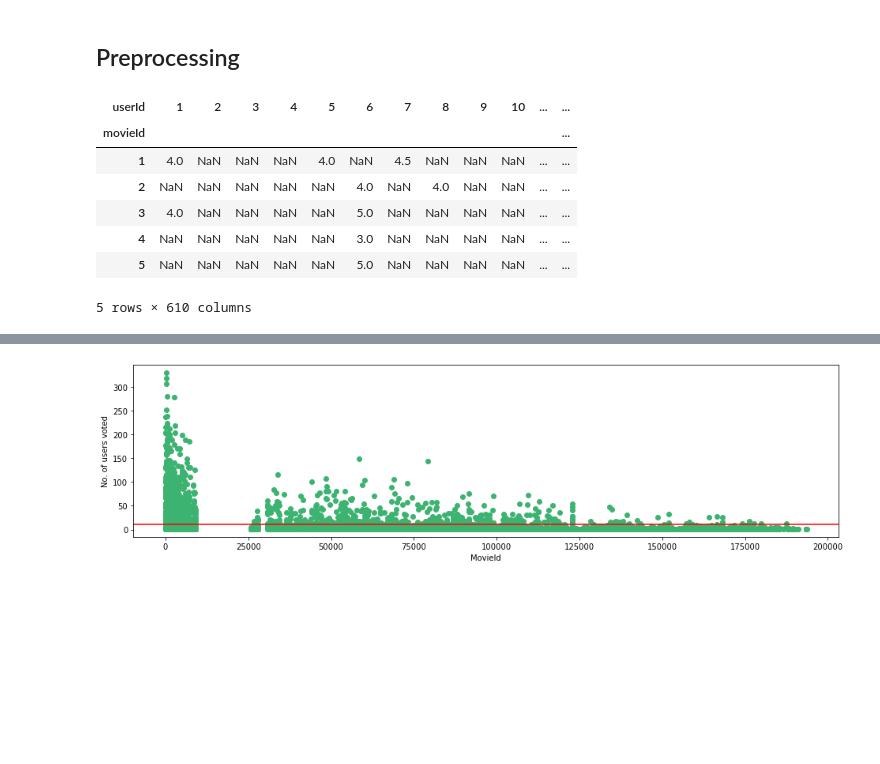
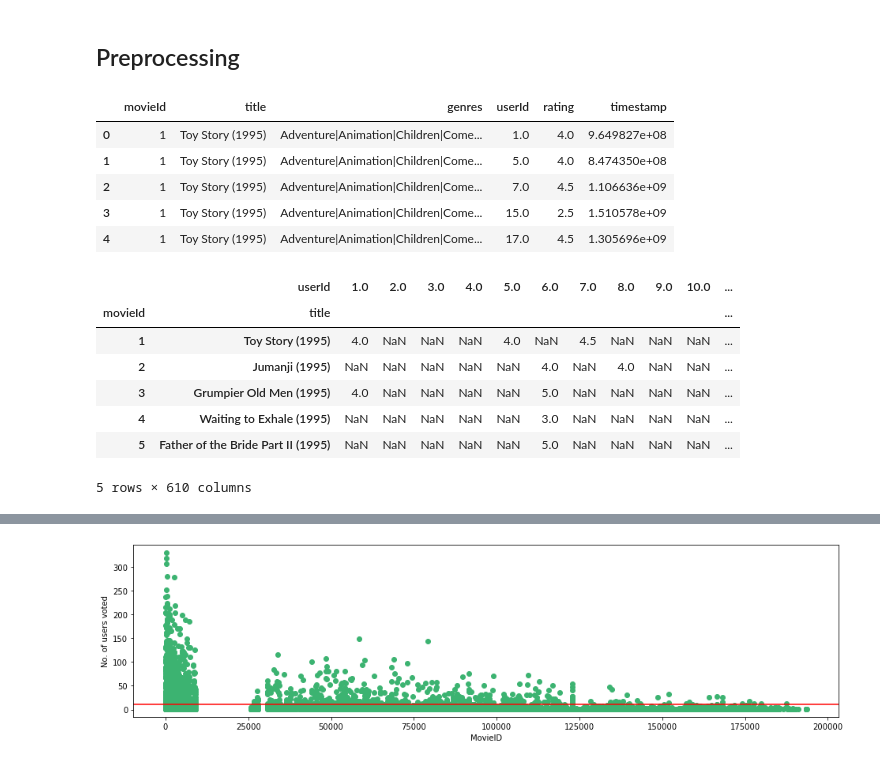
Before and after one commit to 5H-Tech/Movie-Recommendation, a Jupyter notebook: Movie Recommendation Engine.ipynb, the cells around one changed output, grey strips where cells are left out. Saved outputs shown, nothing was run; the diff lists cells and outputs as text; code cells hidden in the pictures; blank space fills up the shorter version.

Commit message:
Search function and title in dataframe

```diff
--- a/Movie Recommendation Engine.ipynb
+++ b/Movie Recommendation Engine.ipynb
@@ -35,15 +35,26 @@ ratings.head()
 # %% [markdown]
 ## Preprocessing
 # %%
-final_dataset = ratings.pivot(index='movieId',columns='userId',values='rating')
-final_dataset.head()
+RatedMovies=pd.merge(movies,ratings,how='outer',on='movieId')
+RatedMovies.head()
+# displaying the head of the resulted dataframe after merging
 # %% [output]
-| userId | 1 | 2 | 3 | 4 | 5 | 6 | 7 | 8 | 9 | 10 | ... | ... |
-| movieId |  |  |  |  |  |  |  |  |  |  |  | ... |
-| 1 | 4.0 | NaN | NaN | NaN | 4.0 | NaN | 4.5 | NaN | NaN | NaN | ... | ... |
-| 2 | NaN | NaN | NaN | NaN | NaN | 4.0 | NaN | 4.0 | NaN | NaN | ... | ... |
-| 3 | 4.0 | NaN | NaN | NaN | NaN | 5.0 | NaN | NaN | NaN | NaN | ... | ... |
-| 4 | NaN | NaN | NaN | NaN | NaN | 3.0 | NaN | NaN | NaN | NaN | ... | ... |
-| 5 | NaN | NaN | NaN | NaN | NaN | 5.0 | NaN | NaN | NaN | NaN | ... | ... |
+|  | movieId | title | genres | userId | rating | timestamp |
+| 0 | 1 | Toy Story (1995) | Adventure|Animation|Children|Come... | 1.0 | 4.0 | 9.649827e+08 |
+| 1 | 1 | Toy Story (1995) | Adventure|Animation|Children|Come... | 5.0 | 4.0 | 8.474350e+08 |
+| 2 | 1 | Toy Story (1995) | Adventure|Animation|Children|Come... | 7.0 | 4.5 | 1.106636e+09 |
+| 3 | 1 | Toy Story (1995) | Adventure|Animation|Children|Come... | 15.0 | 2.5 | 1.510578e+09 |
+| 4 | 1 | Toy Story (1995) | Adventure|Animation|Children|Come... | 17.0 | 4.5 | 1.305696e+09 |
-5 rows × 610 columns
+# %%
+final_dataset = pd.pivot_table(RatedMovies,values='rating',index=['movieId','title'],columns='userId')
+final_dataset.head()
+# %% [output]
+|  | userId | 1.0 | 2.0 | 3.0 | 4.0 | 5.0 | 6.0 | 7.0 | 8.0 | 9.0 | 10.0 | ... |
+| movieId | title |  |  |  |  |  |  |  |  |  |  | ... |
+| 1 | Toy Story (1995) | 4.0 | NaN | NaN | NaN | 4.0 | NaN | 4.5 | NaN | NaN | NaN | ... |
+| 2 | Jumanji (1995) | NaN | NaN | NaN | NaN | NaN | 4.0 | NaN | 4.0 | NaN | NaN | ... |
+| 3 | Grumpier Old Men (1995) | 4.0 | NaN | NaN | NaN | NaN | 5.0 | NaN | NaN | NaN | NaN | ... |
+| 4 | Waiting to Exhale (1995) | NaN | NaN | NaN | NaN | NaN | 3.0 | NaN | NaN | NaN | NaN | ... |
+| 5 | Father of the Bride Part II (1995) | NaN | NaN | NaN | NaN | NaN | 5.0 | NaN | NaN | NaN | NaN | ... |
+5 rows × 610 columns
 # %%
```
Also changed, not shown: parts of 9 cells of this notebook, 1 other file.
